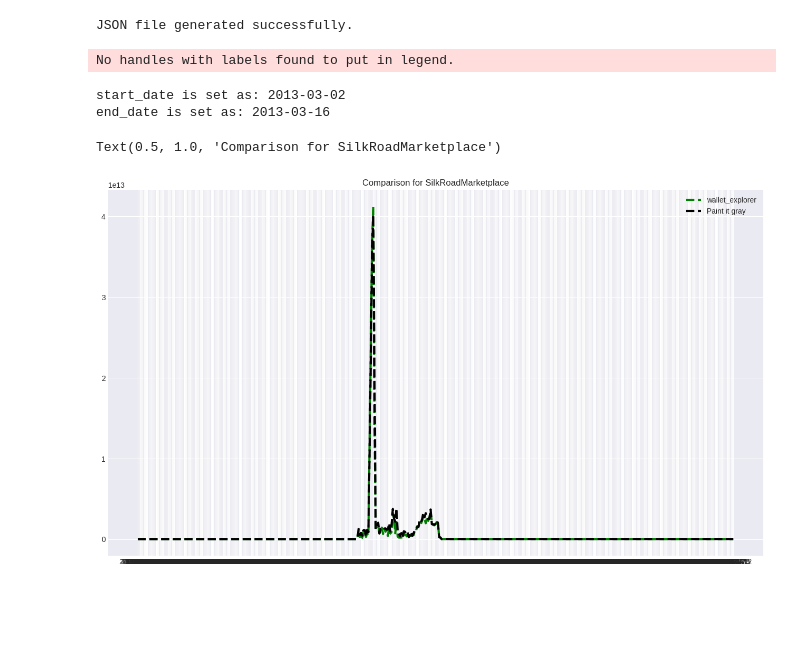
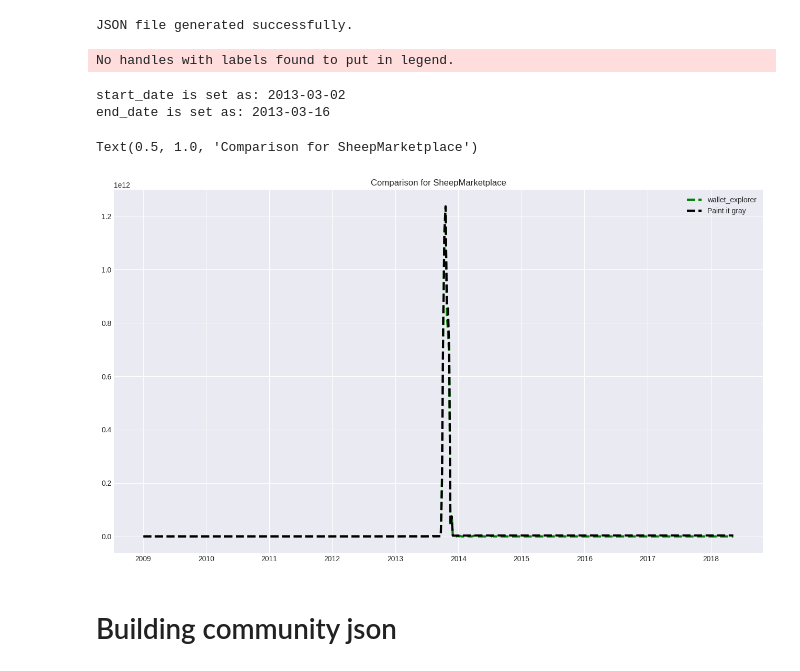
Before and after one commit to ayassine96/paint-black, a Jupyter notebook: zarr_test.ipynb, the cells around one changed output. Cells and saved outputs as stored; diff of their text form; code cells hidden in the pictures; blank space fills up the shorter version.

```diff
--- a/zarr_test.ipynb
+++ b/zarr_test.ipynb
@@ -1369,36 +1369,39 @@ def daterange(date1, date2, by=1):
 
 start_date = datetime.strptime("2013-03-02", "%Y-%m-%d").date()
 end_date = datetime.strptime("2013-03-16", "%Y-%m-%d").date()
 print(f'start_date is set as: {start_date}')
 print(f'end_date is set as: {end_date}')
 datelist = daterange(start_date, end_date, by=7)
 
 x_values = []
 wallet_explorer = []
 PIG = []
 
-with open('walletexplorer_DNM/SilkRoadMarketplace.json', 'r') as f:
+with open('walletexplorer_DNM/SheepMarketplace.json', 'r') as f:
     load_json = json.load(f)
     for iterator in load_json:
         x_values.append(iterator)
         wallet_explorer.append(float(load_json[iterator]) * 100000000)
 
-with open('jsonResults_v3/h1/total_assets_SilkRoadMarketplace_2009-01-03_2018-05-12.json', 'r') as f:
+with open('jsonResults_v3/h1/total_assets_SheepMarketplace_2009-01-03_2018-05-12.json', 'r') as f:
     load_json = json.load(f)
     for iterator in load_json:
         PIG.append(float(load_json[iterator]))
 
-dates = x_values
+dates = np.asarray(x_values, dtype='datetime64[s]')
 fig = matplotlib.pyplot.figure(figsize=(16, 9), dpi=100)
 matplotlib.pyplot.style.use('seaborn-darkgrid')
 matplotlib.pyplot.legend(loc="upper left")
 matplotlib.pyplot.plot_date(dates, wallet_explorer, 'k--', color='green', linewidth=3, label="wallet_explorer")
 matplotlib.pyplot.plot_date(dates, PIG, 'k--', color='black', linewidth=3, label="Paint it gray")
 matplotlib.pyplot.legend()
-matplotlib.pyplot.gca().set_title("Comparison for SilkRoadMarketplace")
+# fig.autofmt_xdate()
+matplotlib.pyplot.gca().set_title("Comparison for SheepMarketplace")
 # %% [output]
 No handles with labels found to put in legend.
 start_date is set as: 2013-03-02
 end_date is set as: 2013-03-16
-Text(0.5, 1.0, 'Comparison for SilkRoadMarketplace')
+Text(0.5, 1.0, 'Comparison for SheepMarketplace')
-[figure, old version]
+[figure, new version]
+# %% [markdown]
+# Building community json
```
Also changed, not shown: parts of 2 cells of this notebook, 8 other files.
